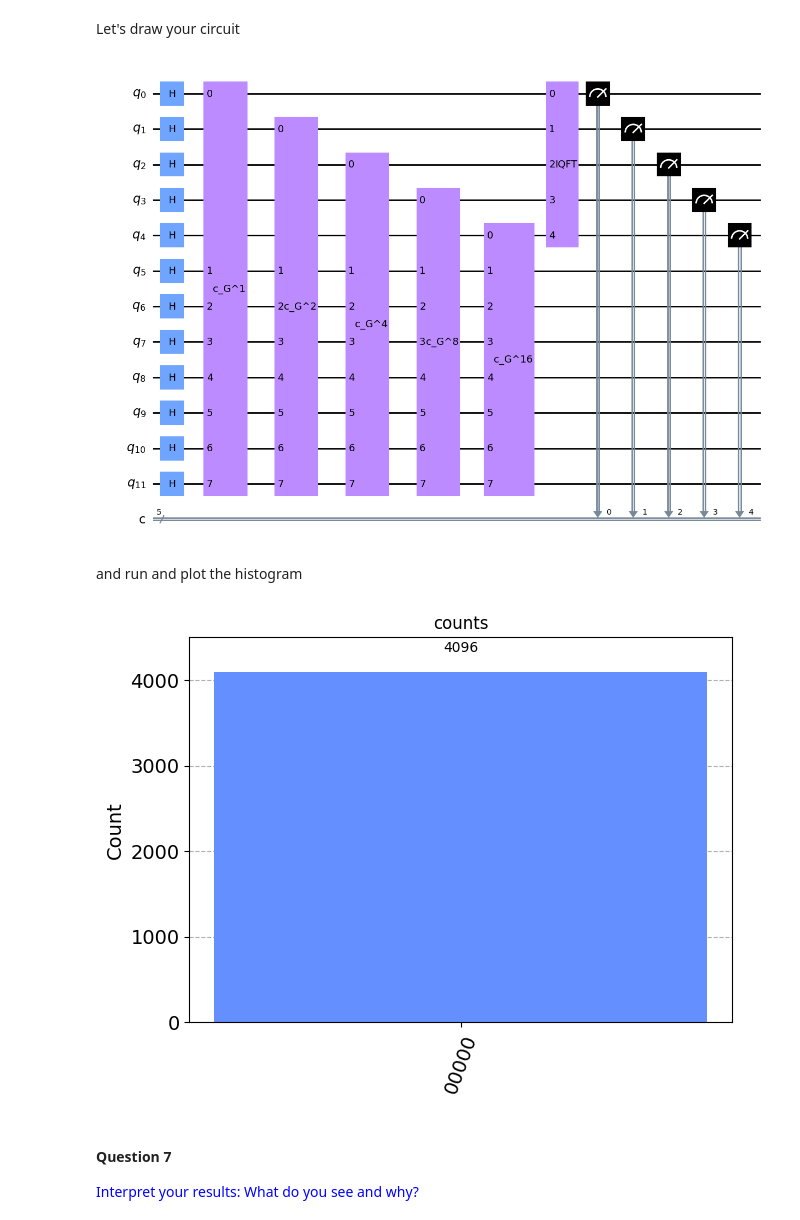
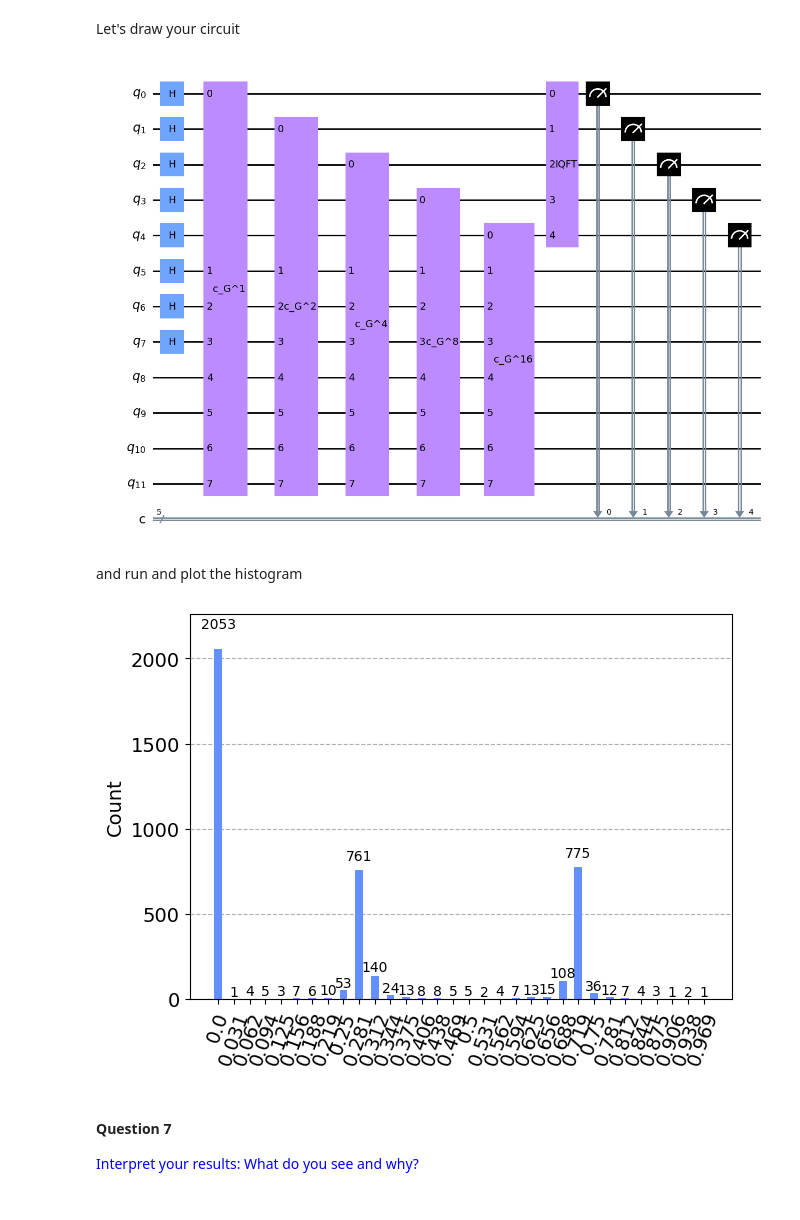
Before and after one commit to amit1221levi/Qcomputing_EPFL_Project, a Jupyter notebook: MiniProject-questions.ipynb, the cells around one changed output. Drawn from its saved outputs; the diff is of its cells as text; code cells hidden in the pictures.

```diff
--- a/MiniProject-questions.ipynb
+++ b/MiniProject-questions.ipynb
@@ -536,21 +533,22 @@ N_measures = 5
 main_circuit = QuantumCircuit(N_qubits+N_measures,N_measures)
 
 ######### (BEGIN) Your answer ##################
-def control_G_power_n(U_n, n):
+def control_G_power_n(G, n):
     circuit = QuantumCircuit(N_qubits, name=f"G^{n}")
 
     for _ in range(n):
-        circuit.append(U_n, range(0, N_qubits))
+        circuit.append(G, range(0, N_qubits))
 
     circuit = transpile(circuit, simulator)
     return circuit.control(1, "CTRL BIT")
 
 # Hadamard on qubits measuring the eigenvalue and the qubit of U_f
-main_circuit.h(list(range(N_qubits+N_measures)))
+main_circuit.h(list(range(N_qubits+N_measures - 4)))
 
-# We apply c-U_f^(2^i)
+# We apply c-G(2^i)
 for i in range(N_measures):
-    main_circuit.append(control_G_power_n(grover_op, 1 << i), [i] +  list(range(N_measures, N_measures + N_qubits)))
+    G_power_n = control_G_power_n(grover_op, 1 << i)
+    main_circuit.append(G_power_n, [i] +  list(range(N_measures, N_measures + N_qubits)))
 
 # Inverse QFT gate
 QFTgate = QFT(num_qubits=N_measures, inverse=True, insert_barriers=False)
@@ -573,20 +571,21 @@ main_circuit.draw(output='mpl')
 
 ######### ( END ) Your answer ##################
 # %% [output]
-[figure, old version]
+[figure, new version]
 # %% [markdown]
 and run and plot the histogram
 # %%
 ######### (BEGIN) Your answer ##################
 
 tcircuit = transpile(main_circuit, simulator)
 result = simulator.run(tcircuit, shots=4096).result()
 counts = result.get_counts(tcircuit)
 plot_histogram(counts, title='counts')
+plot_histogram({bin_to_float(k):v for k,v in counts.items()})
 
 ######### ( END ) Your answer ##################
 # %% [output]
-[figure, old version]
+[figure, new version]
 # %% [markdown]
 #### Question 7
 
```
Also changed, not shown: parts of 9 cells of this notebook.
